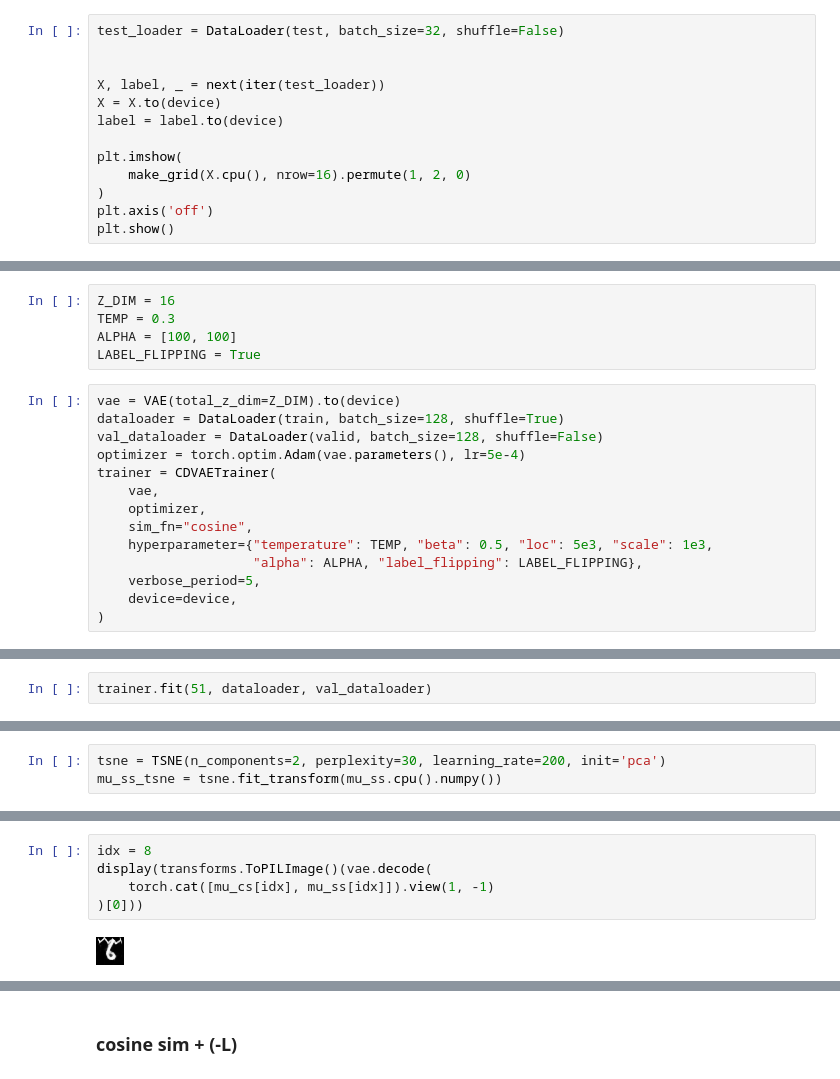
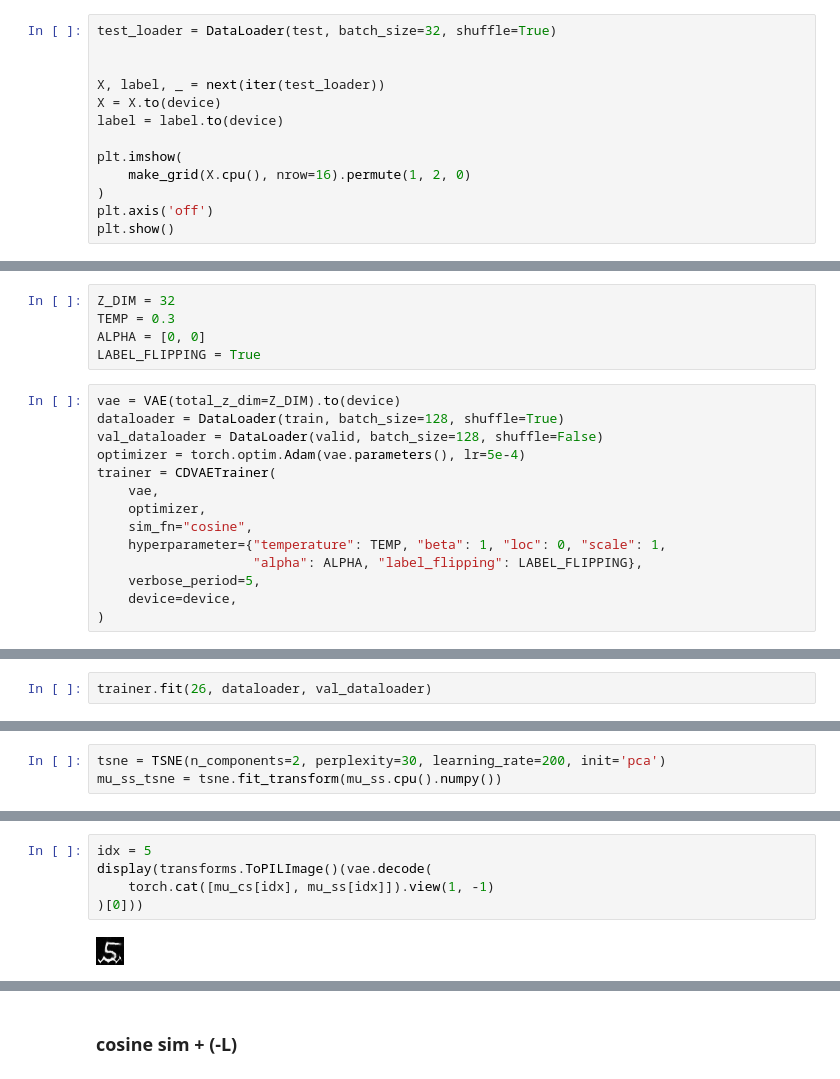
Before and after one commit to scotsun/clear-vae, a Jupyter notebook: contrastive-vae/demo_cdvae.ipynb, the cells around one changed output, grey strips where cells are left out. Cells and saved outputs as stored; diff of their text form.

```diff
--- a/contrastive-vae/demo_cdvae.ipynb
+++ b/contrastive-vae/demo_cdvae.ipynb
@@ -65,7 +65,7 @@ dataset = CMNIST(
 test, train = random_split(dataset, [32, len(dataset) - 32])
 valid, train = random_split(train, [10000, len(train) - 10000])
 # %%
-test_loader = DataLoader(test, batch_size=32, shuffle=False)
+test_loader = DataLoader(test, batch_size=32, shuffle=True)
 
 
 X, label, _ = next(iter(test_loader))
@@ -86,9 +82,9 @@ torch.Size([32, 1, 28, 28])
 # %% [markdown]
 ### cosine sim + label-flipping
 # %%
-Z_DIM = 16
+Z_DIM = 32
 TEMP = 0.3
-ALPHA = [100, 100]
+ALPHA = [0, 0]
 LABEL_FLIPPING = True
 # %%
 vae = VAE(total_z_dim=Z_DIM).to(device)
@@ -99,7 +95,7 @@ trainer = CDVAETrainer(
     vae,
     optimizer,
     sim_fn="cosine",
-    hyperparameter={"temperature": TEMP, "beta": 0.5, "loc": 5e3, "scale": 1e3,
+    hyperparameter={"temperature": TEMP, "beta": 1, "loc": 0, "scale": 1,
                     "alpha": ALPHA, "label_flipping": LABEL_FLIPPING},
     verbose_period=5,
     device=device,
@@ -111,3 +103,3 @@ torch.Size([128, 1, 28, 28])
 # %%
-trainer.fit(51, dataloader, val_dataloader)
+trainer.fit(26, dataloader, val_dataloader)
 # %% [output]
@@ -280,10 +228,10 @@ plt.colorbar()
 # %%
-idx = 8
+idx = 5
 display(transforms.ToPILImage()(vae.decode(
     torch.cat([mu_cs[idx], mu_ss[idx]]).view(1, -1)
 )[0]))
 # %% [output]
-[figure, old version]
+[figure, new version]
 # %%
 for i in [53, 88, 62, 67, 73, 85, 79, 98, 68]:
     display(transforms.ToPILImage()(vae.decode(
```
Also changed, not shown: parts of 34 cells of this notebook.
